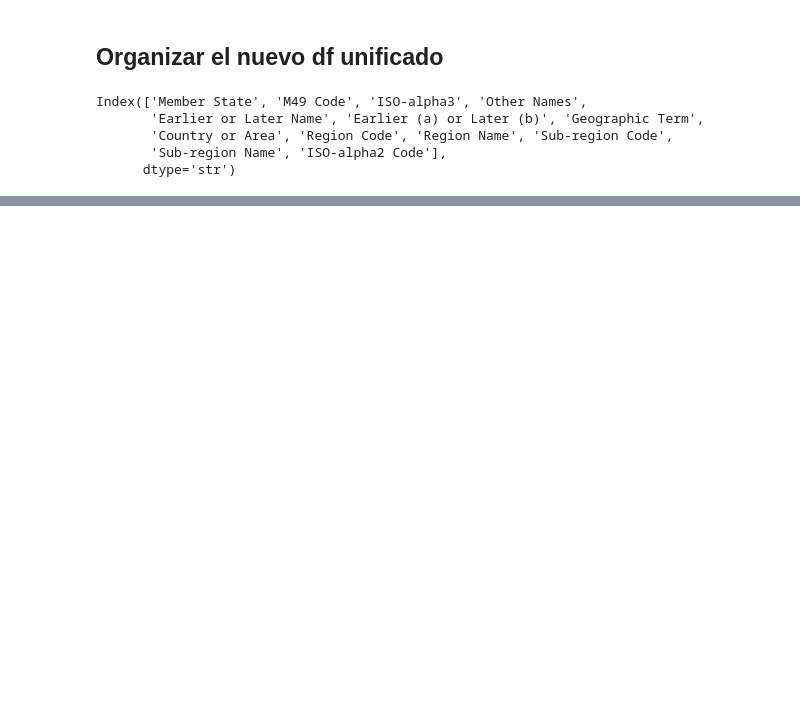
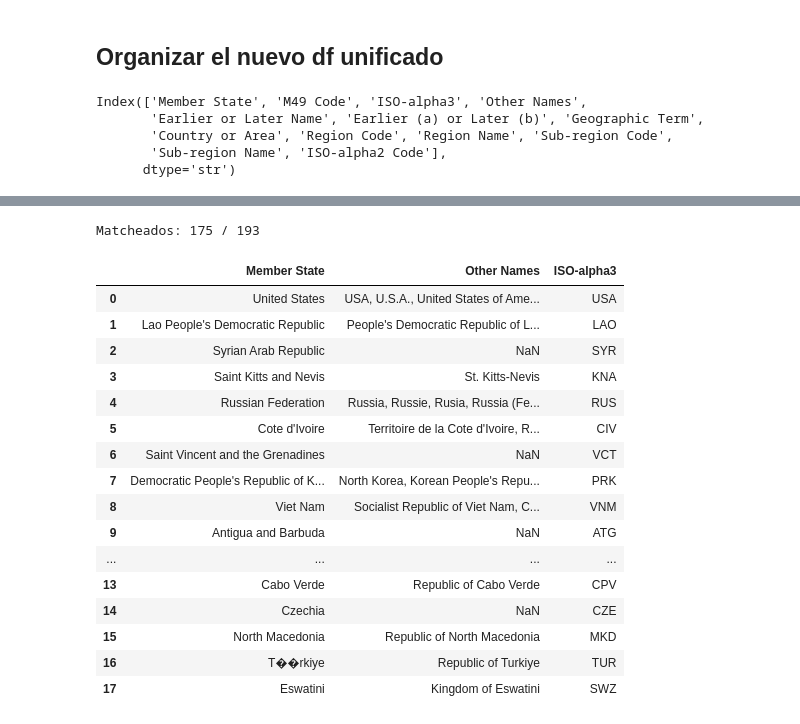
Before and after one commit to carmelaroman94-png/TFM, a Jupyter notebook: 03_estandarizando_codigos.ipynb, the cells around one changed output, grey strips where cells are left out. Saved outputs shown, nothing was run; the diff lists cells and outputs as text; code cells hidden in the pictures; blank space fills up the shorter version.

```diff
--- a/03_estandarizando_codigos.ipynb
+++ b/03_estandarizando_codigos.ipynb
@@ -150,0 +238,38 @@ df_regiones_miembros_onu.head()
+# %%
+#Ahora vamos a ver el match en sentido inverso: de los que estan en el df con miembros de onu, cuales estan matcheados
+cow_nombres = set(df_cow['nombre_norm'])
+
+def busca_match_en_cow(fila):
+    if fila['nombre_norm_principal'] in cow_nombres:
+        return True
+    if fila['nombre_norm_alt'] and fila['nombre_norm_alt'] in cow_nombres:
+        return True
+    return False
+
+df_regiones_miembros_onu['match_cow'] = df_regiones_miembros_onu.apply(busca_match_en_cow, axis=1)
+
+print(f"Matcheados: {df_regiones_miembros_onu['match_cow'].sum()} / {len(df_regiones_miembros_onu)}")
+
+no_match_onu = df_regiones_miembros_onu[~df_regiones_miembros_onu['match_cow']][
+    ['Member State', 'Other Names', 'ISO-alpha3']
+].reset_index(drop=True)
+no_match_onu
+# %% [output]
+Matcheados: 175 / 193
+|  | Member State | Other Names | ISO-alpha3 |
+| 0 | United States | USA, U.S.A., United States of Ame... | USA |
+| 1 | Lao People's Democratic Republic | People's Democratic Republic of L... | LAO |
+| 2 | Syrian Arab Republic | NaN | SYR |
+| 3 | Saint Kitts and Nevis | St. Kitts-Nevis | KNA |
+| 4 | Russian Federation | Russia, Russie, Rusia, Russia (Fe... | RUS |
+| 5 | Cote d'Ivoire | Territoire de la Cote d'Ivoire, R... | CIV |
+| 6 | Saint Vincent and the Grenadines | NaN | VCT |
+| 7 | Democratic People's Republic of K... | North Korea, Korean People's Repu... | PRK |
+| 8 | Viet Nam | Socialist Republic of Viet Nam, C... | VNM |
+| 9 | Antigua and Barbuda | NaN | ATG |
+| ... | ... | ... | ... |
+| 13 | Cabo Verde | Republic of Cabo Verde | CPV |
+| 14 | Czechia | NaN | CZE |
+| 15 | North Macedonia | Republic of North Macedonia | MKD |
+| 16 | T��rkiye | Republic of Turkiye | TUR |
+| 17 | Eswatini | Kingdom of Eswatini | SWZ |
```
Also changed, not shown: parts of 20 cells of this notebook, 14 other files.
